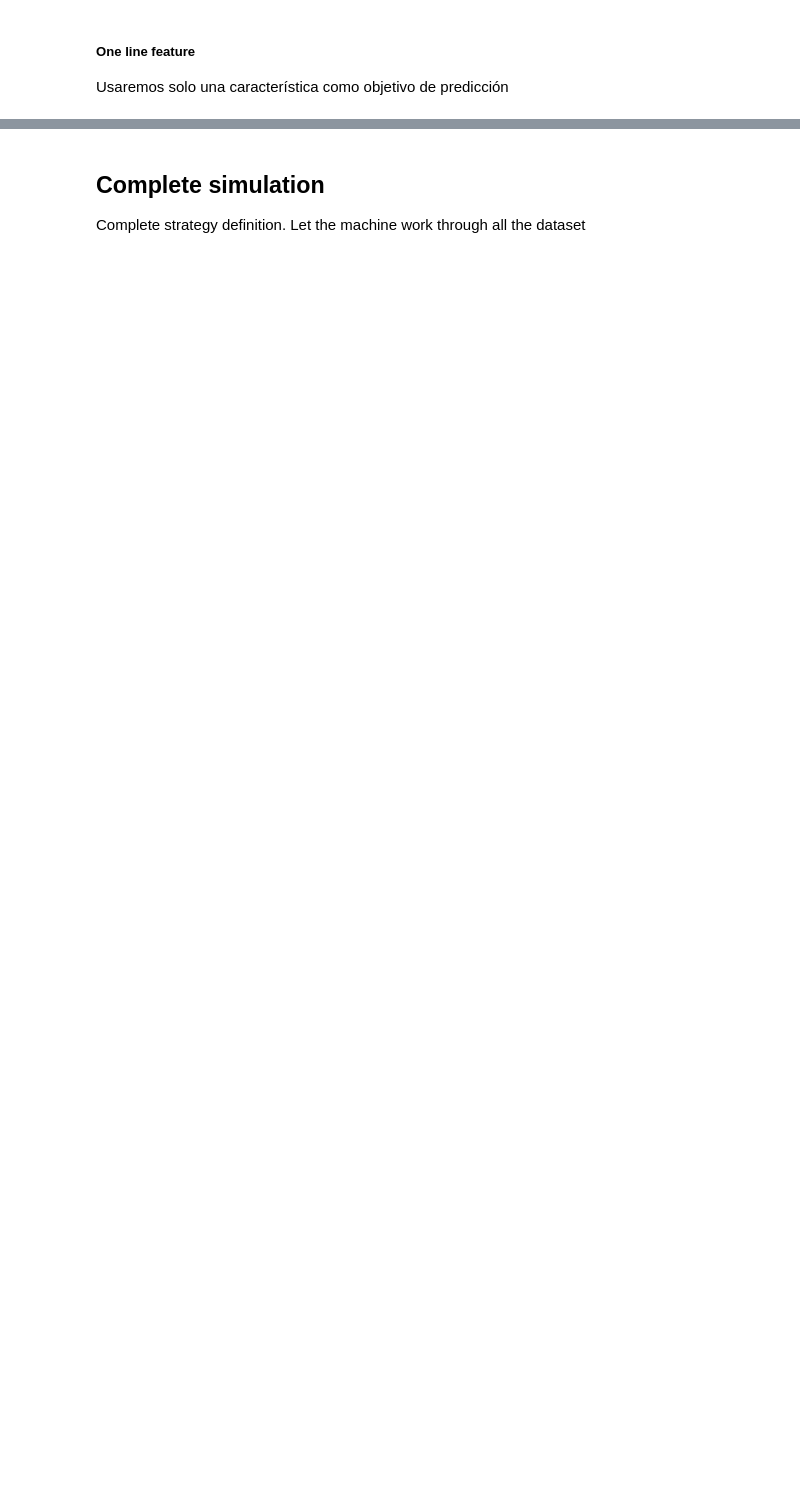
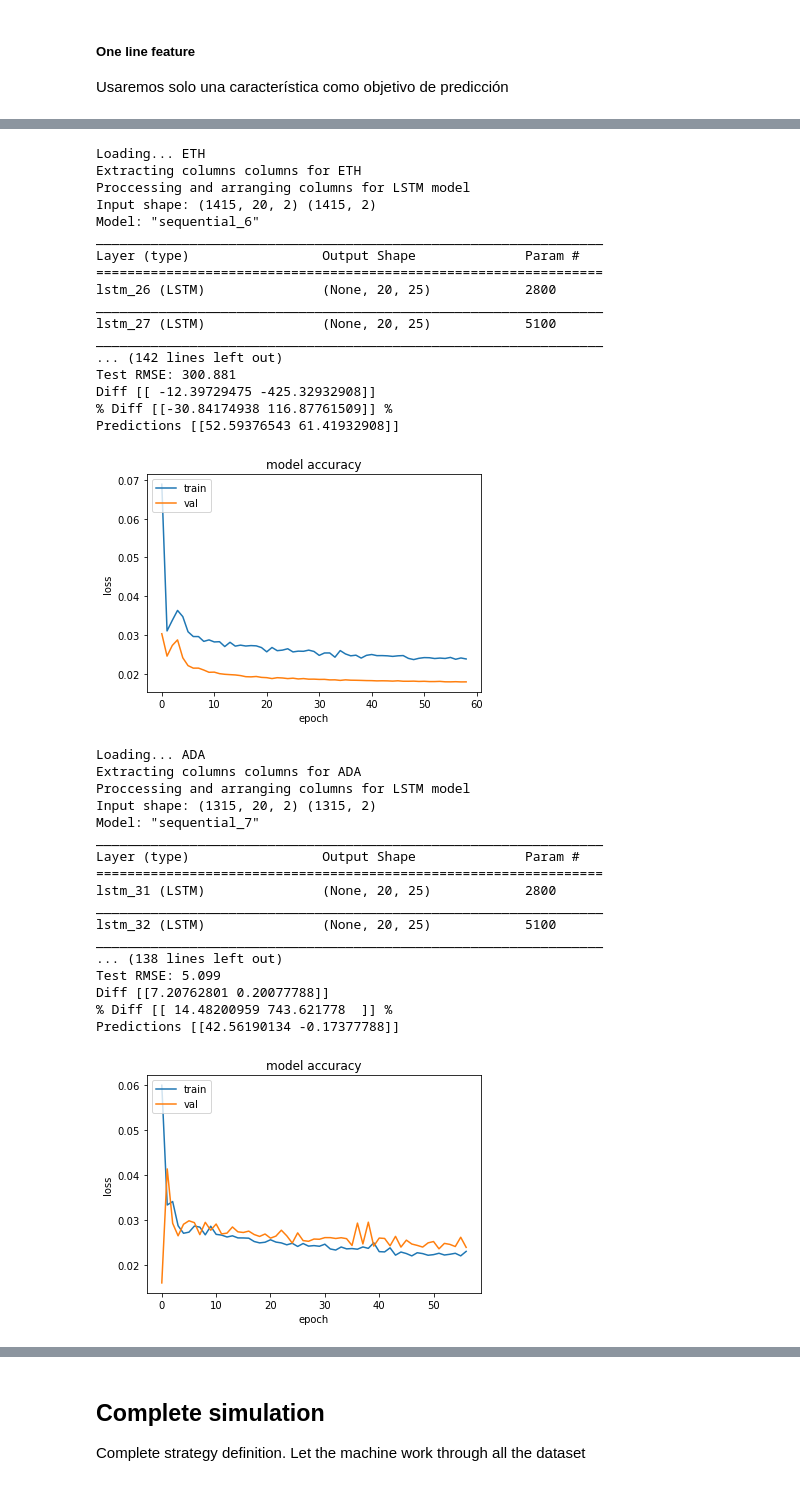
Before and after one commit to GZabalaG/crypto_bot, a Jupyter notebook: trading_simulation/Simulation.ipynb, the cells around one changed output, grey strips where cells are left out. Saved outputs shown, nothing was run; the diff lists cells and outputs as text; code cells hidden in the pictures; blank space fills up the shorter version.

```diff
--- a/trading_simulation/Simulation.ipynb
+++ b/trading_simulation/Simulation.ipynb
@@ -173,0 +237,6 @@ target = 'close'
+# %%
+columns = columns_4
+num_features = len(columns)
+for crypto in cryptos:
+    crypto = crypto
+    execute_test()
@@ -173,0 +245,6 @@ target = 'close'
+# %%
+columns = columns_5
+num_features = len(columns)
+for crypto in cryptos:
+    crypto = crypto
+    execute_test()
@@ -173,0 +253,6 @@ target = 'close'
+# %%
+columns = columns_6
+num_features = len(columns)
+for crypto in cryptos:
+    crypto = crypto
+    execute_test()
@@ -173,0 +267,5 @@ target = 'close'
+# %%
+columns_7 = ['RSI', 'close_diff_5']
+columns_8 = ['RSI', 'close_diff_10']
+columns_9 = ['RSI', 'close_diff_20']
+columns_11 = ['op_buy', 'op_sell', 'op_hold'] # Usar softmax
@@ -173,0 +274,44 @@ target = 'close'
+# %%
+columns = columns_9
+num_features = len(columns)
+
+for crypto in cryptos:
+    crypto = crypto
+    execute_test()
+# %% [output]
+Loading... ETH
+Extracting columns columns for ETH
+Proccessing and arranging columns for LSTM model
+Input shape: (1415, 20, 2) (1415, 2)
+Model: "sequential_6"
+_________________________________________________________________
+Layer (type)                 Output Shape              Param #
+=================================================================
+lstm_26 (LSTM)               (None, 20, 25)            2800
+_________________________________________________________________
+lstm_27 (LSTM)               (None, 20, 25)            5100
+_________________________________________________________________
+... (142 lines left out)
+Test RMSE: 300.881
+Diff [[ -12.39729475 -425.32932908]]
+% Diff [[-30.84174938 116.87761509]] %
+Predictions [[52.59376543 61.41932908]]
+[figure, added]
+Loading... ADA
+Extracting columns columns for ADA
+Proccessing and arranging columns for LSTM model
+Input shape: (1315, 20, 2) (1315, 2)
+Model: "sequential_7"
+_________________________________________________________________
+Layer (type)                 Output Shape              Param #
+=================================================================
+lstm_31 (LSTM)               (None, 20, 25)            2800
+_________________________________________________________________
+lstm_32 (LSTM)               (None, 20, 25)            5100
+_________________________________________________________________
+... (138 lines left out)
+Test RMSE: 5.099
+Diff [[7.20762801 0.20077788]]
+% Diff [[ 14.48200959 743.621778  ]] %
+Predictions [[42.56190134 -0.17377788]]
+[figure, added]
```
Also changed, not shown: parts of 61 cells of this notebook, 3 other files.
